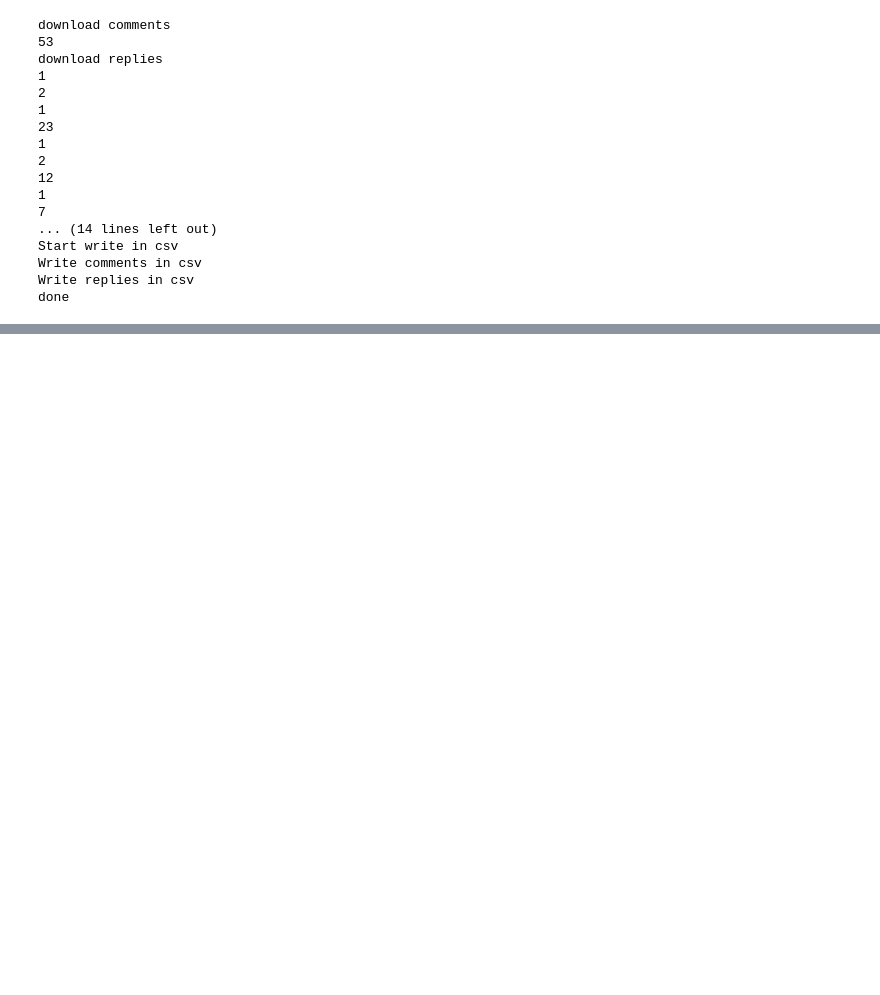
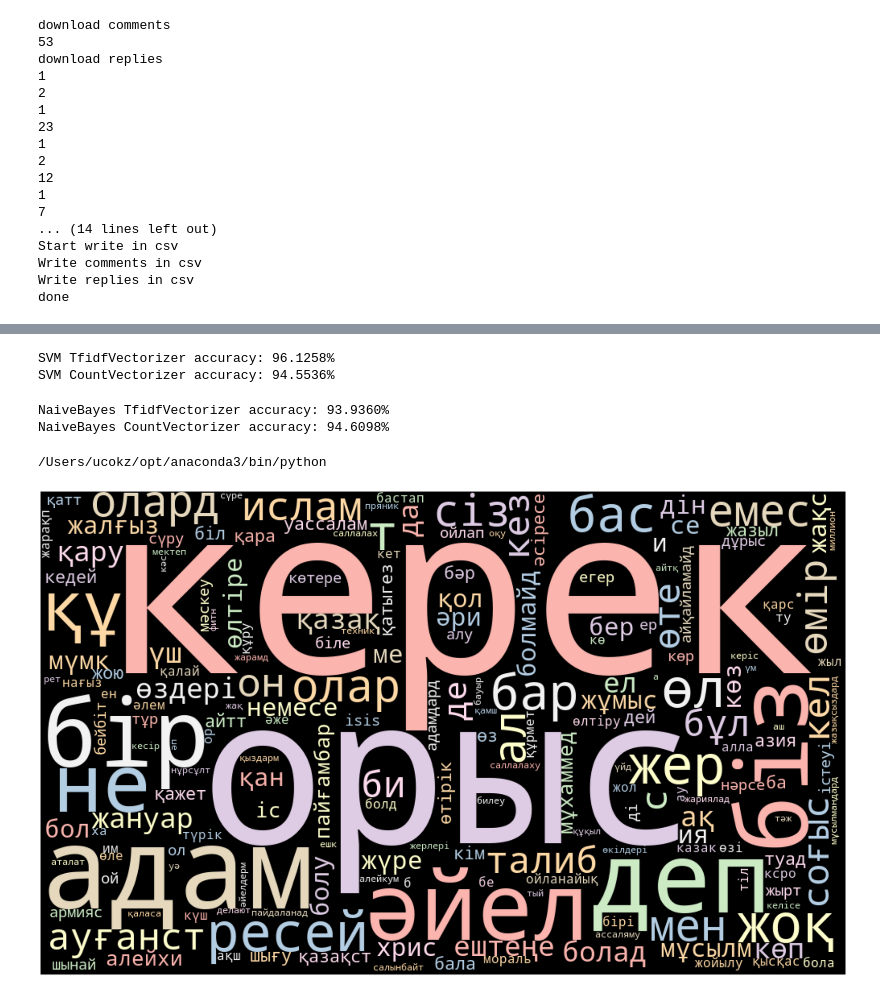
Before and after one commit to adlid/ML-diplom, a Jupyter notebook: All.ipynb, the cells around one changed output, grey strips where cells are left out. Saved outputs shown, nothing was run; the diff lists cells and outputs as text; code cells hidden in the pictures; blank space fills up the shorter version.

```diff
--- a/All.ipynb
+++ b/All.ipynb
@@ -431,0 +444,43 @@ print(f"LogisticRegression CountVectorizer accuracy: {score*100:.4f}%")
+# %%
+from sklearn import svm
+
+clf = svm.LinearSVC(random_state=40, C=1024, dual=False).fit(X_train_tfidfv, y_train)
+score = clf.score(X_test_tfidfv, y_test)
+print(f"SVM TfidfVectorizer accuracy: {score*100:.4f}%")
+
+clf = svm.LinearSVC(random_state=40, C=1024, dual=False).fit(X_train_cv, y_train)
+score = clf.score(X_test_cv, y_test)
+print(f"SVM CountVectorizer accuracy: {score*100:.4f}%")
+# %% [output]
+SVM TfidfVectorizer accuracy: 96.1258%
+SVM CountVectorizer accuracy: 94.5536%
+# %%
+from sklearn.naive_bayes import MultinomialNB
+
+clf = MultinomialNB().fit(X_train_tfidfv, y_train)
+score = clf.score(X_test_tfidfv, y_test)
+print(f"NaiveBayes TfidfVectorizer accuracy: {score*100:.4f}%")
+
+clf = MultinomialNB().fit(X_train_cv, y_train)
+score = clf.score(X_test_cv, y_test)
+print(f"NaiveBayes CountVectorizer accuracy: {score*100:.4f}%")
+# %% [output]
+NaiveBayes TfidfVectorizer accuracy: 93.9360%
+NaiveBayes CountVectorizer accuracy: 94.6098%
+# %%
+import sys
+print(sys.executable)
+# %% [output]
+/Users/ucokz/opt/anaconda3/bin/python
+# %%
+import matplotlib.pyplot as plt
+from wordcloud import WordCloud
+
+def plot_cloud(wordcloud):
+    plt.figure(figsize=(40,30))
+    plt.imshow(wordcloud)
+    plt.axis("off")
+wordcloud = WordCloud(width = 1000, height = 600, random_state=1, background_color='black', colormap='Pastel1', collocations=False).generate(" ".join(testtext['tokens']))
+plot_cloud(wordcloud)
+# %% [output]
+[figure, added]
```
Also changed, not shown: parts of 11 cells of this notebook, 5 other files.
